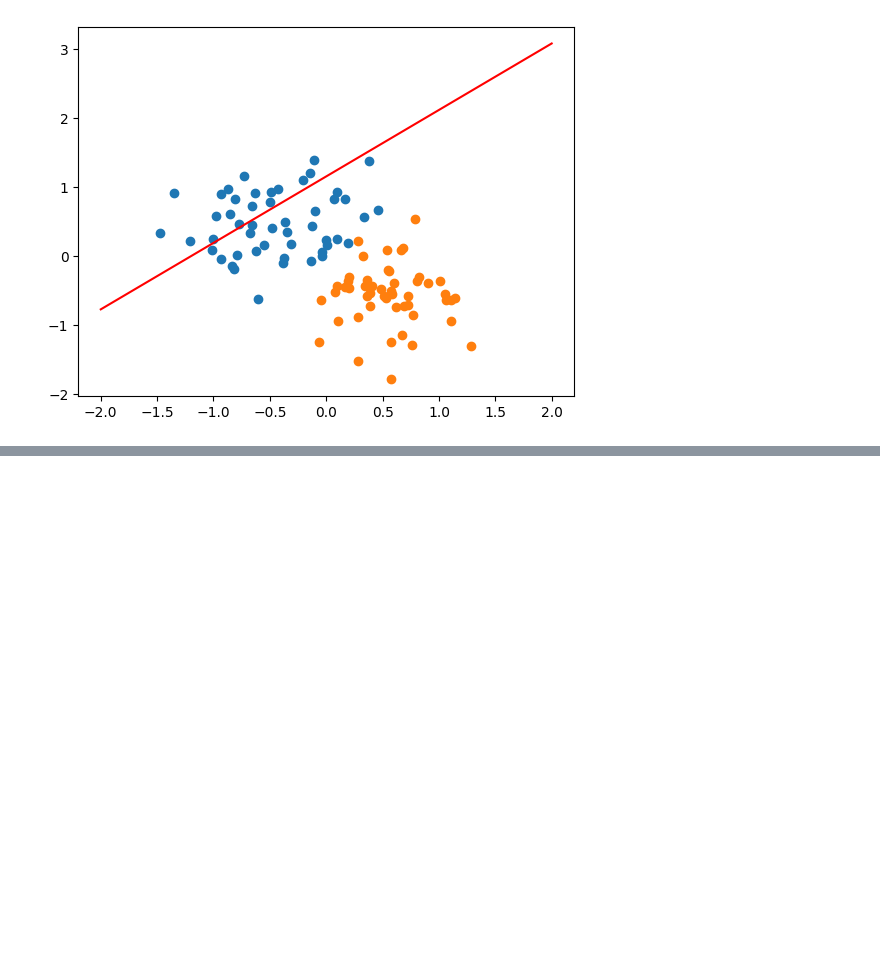
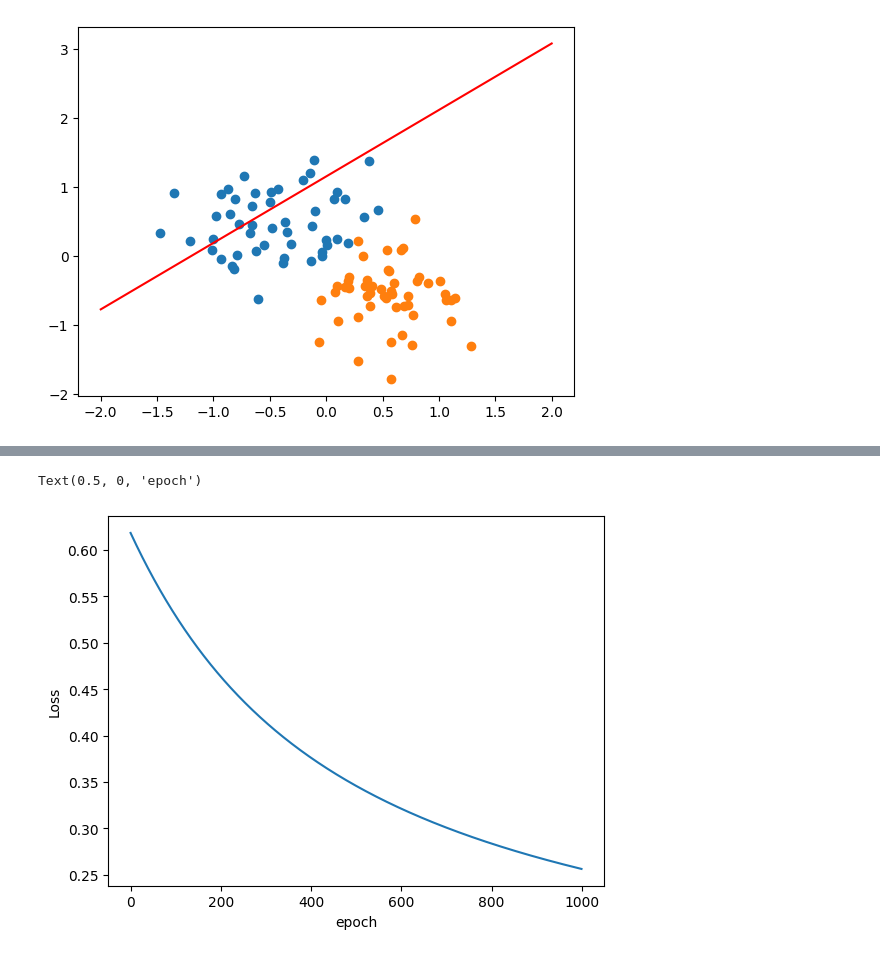
Before and after one commit to caseykeefe/pytorch-deep-learning, a Jupyter notebook: perceptron.ipynb, the cells around one changed output, grey strips where cells are left out. Drawn from its saved outputs; the diff is of its cells as text; code cells hidden in the pictures; blank space fills up the shorter version.

```diff
--- a/perceptron.ipynb
+++ b/perceptron.ipynb
@@ -99,0 +71,7 @@ epoch: 999 loss 0.2561521530151367
+# %%
+plt.plot(range(epochs), losses)
+plt.ylabel('Loss')
+plt.xlabel('epoch')
+# %% [output]
+Text(0.5, 0, 'epoch')
+[figure, added]
```
Also changed, not shown: parts of 3 cells of this notebook.
